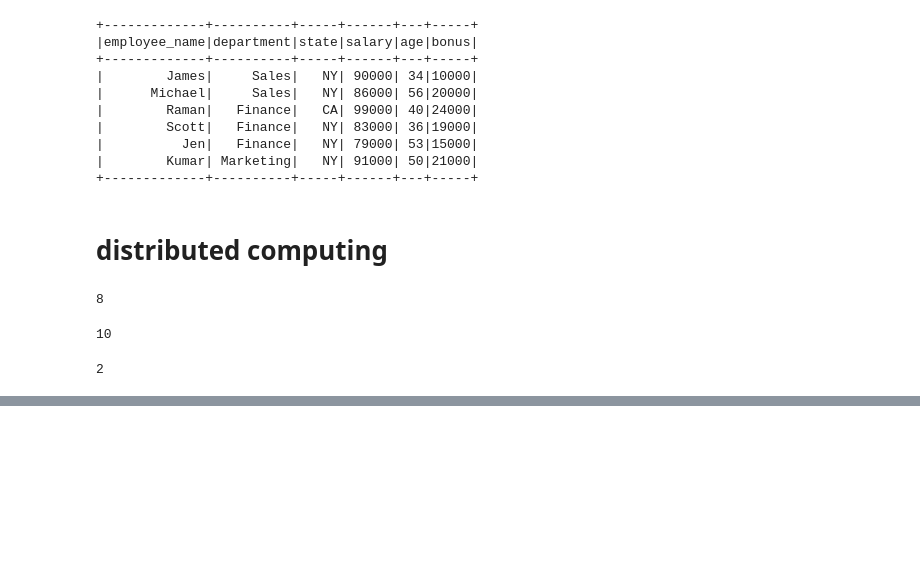
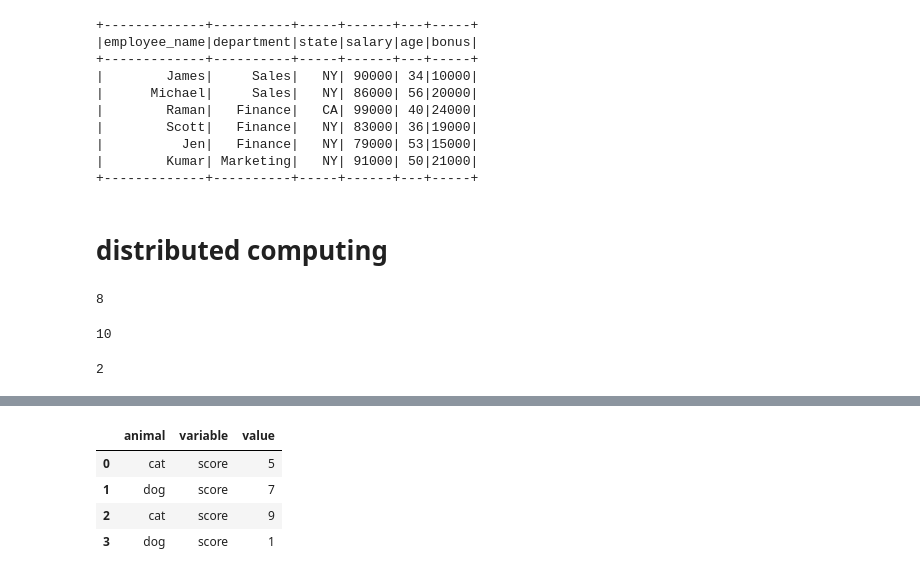
Before and after one commit to indhra/pyspark_handson, a Jupyter notebook: pyspark_handson_basics.ipynb, the cells around one changed output, grey strips where cells are left out. Cells and saved outputs as stored; diff of their text form; code cells hidden in the pictures; blank space fills up the shorter version.

Commit message:
pivot melt

```diff
--- a/pyspark_handson_basics.ipynb
+++ b/pyspark_handson_basics.ipynb
@@ -459,0 +846,14 @@ df3.rdd.getNumPartitions()
+# %%
+# Disable ANSI mode for pandas-on-Spark compatibility
+spark.conf.set("spark.sql.ansi.enabled", "false")
+
+import pyspark.pandas as ps
+
+pdf = ps.DataFrame({
+    'animal': ['cat', 'dog', 'cat', 'dog'],
+    'score': [5, 7, 9, 1]
+})
+
+pdf_grouped = pdf.groupby('animal').mean()
+pdf_grouped = pdf_grouped.sort_values('score', ascending=False)
+print(pdf_grouped)
@@ -459,0 +873,8 @@ df3.rdd.getNumPartitions()
+# %%
+pdf.melt(id_vars='animal', value_vars=['score'])
+# %% [output]
+|  | animal | variable | value |
+| 0 | cat | score | 5 |
+| 1 | dog | score | 7 |
+| 2 | cat | score | 9 |
+| 3 | dog | score | 1 |
```
Also changed, not shown: parts of 35 cells of this notebook, 1 other file.
